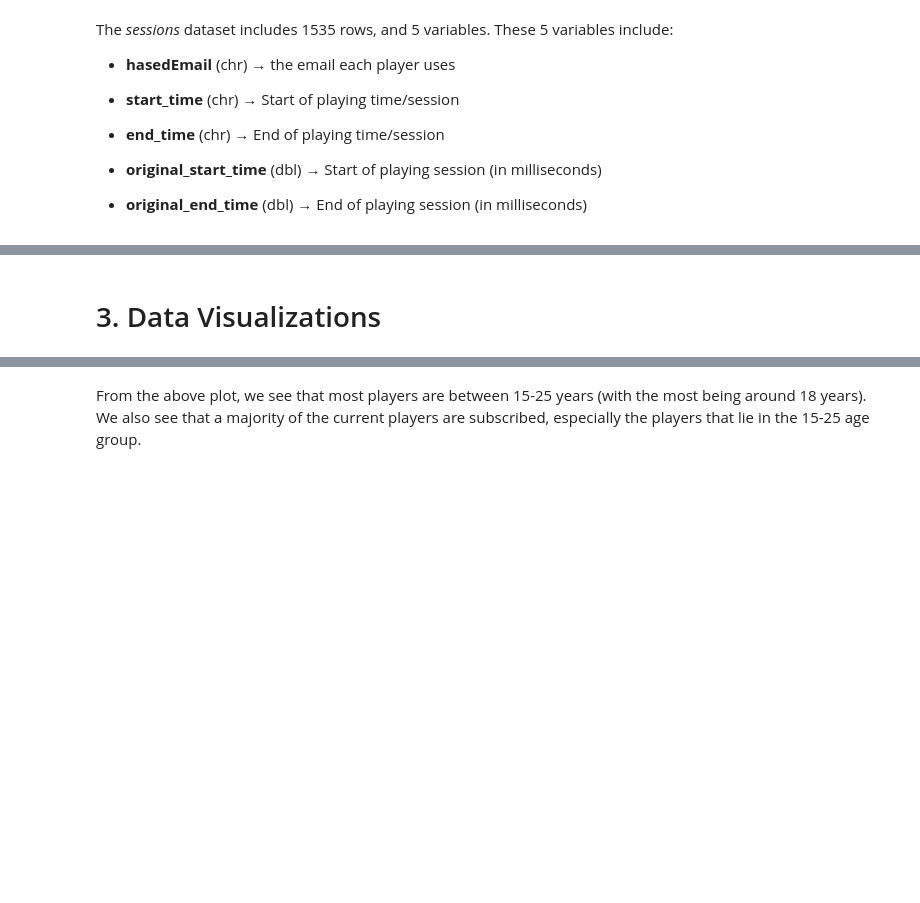
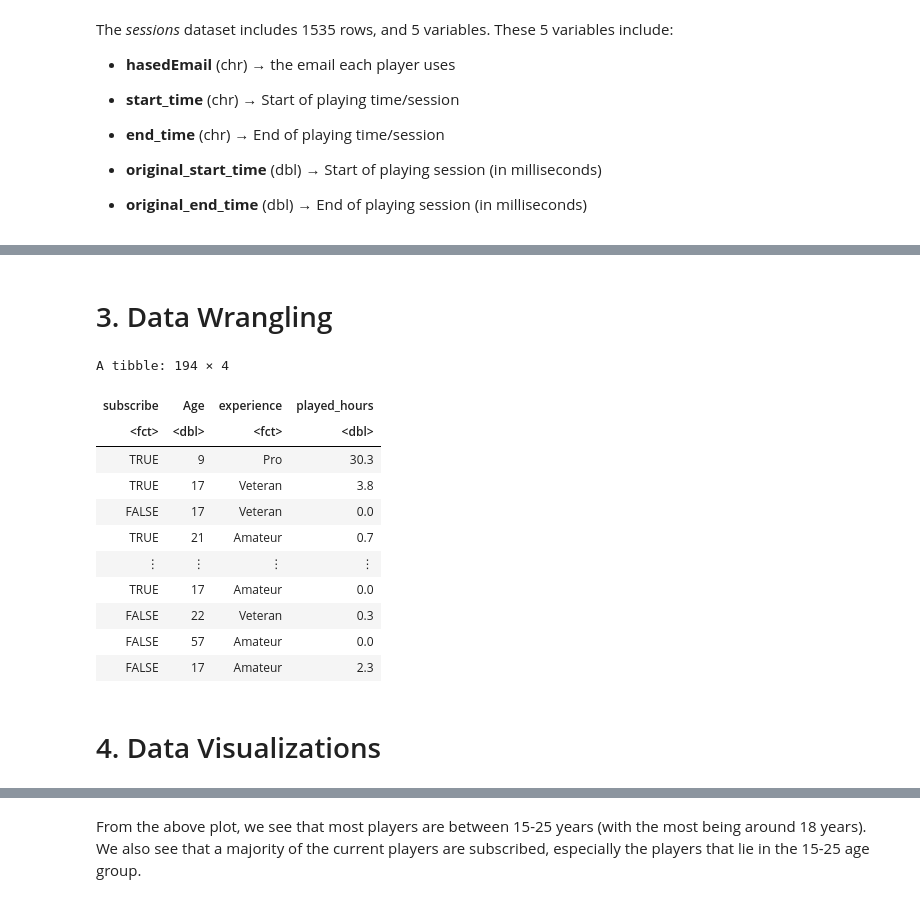
Before and after one commit to Jmmchai/Dsci-100-004-group02, a Jupyter notebook: Final Group Report.ipynb, the cells around one changed output, grey strips where cells are left out. Cells and saved outputs as stored; diff of their text form; code cells hidden in the pictures; blank space fills up the shorter version.

```diff
--- a/Final Group Report.ipynb
+++ b/Final Group Report.ipynb
@@ -131,5 +133,26 @@ A spec_tbl_df: 196 × 9
 | Amateur | FALSE | d572f391d452b76ea2d7e5e53a3d38bfd... | 0.0 | Dylan | Prefer not to say | 57 | 1 | ... |
 | Amateur | FALSE | f19e136ddde68f365afc860c725ccff54... | 2.3 | Harlow | Male | 17 | 6 | ... |
 | Pro | TRUE | d9473710057f7d42f36570f0be83817a4... | 0.2 | Ahmed | Other | NA | 1 | ... |
+# %% [markdown]
+# 3. Data Wrangling
+# %%
+players_clean <- players |>
+select(subscribe, Age, experience, played_hours) |>
+mutate(subscribe = as.factor(subscribe), experience = as.factor(experience)) |>
+filter(!is.na(Age), !is.na(played_hours), !is.na(experience))
+players_clean
+# %% [output]
+A tibble: 194 × 4
+| subscribe | Age | experience | played_hours |
+| <fct> | <dbl> | <fct> | <dbl> |
+| TRUE | 9 | Pro | 30.3 |
+| TRUE | 17 | Veteran | 3.8 |
+| FALSE | 17 | Veteran | 0.0 |
+| TRUE | 21 | Amateur | 0.7 |
+| ⋮ | ⋮ | ⋮ | ⋮ |
+| TRUE | 17 | Amateur | 0.0 |
+| FALSE | 22 | Veteran | 0.3 |
+| FALSE | 57 | Amateur | 0.0 |
+| FALSE | 17 | Amateur | 2.3 |
 # %% [markdown]
-# 3. Data Visualizations
+# 4. Data Visualizations
```
Also changed, not shown: parts of 16 cells of this notebook.
